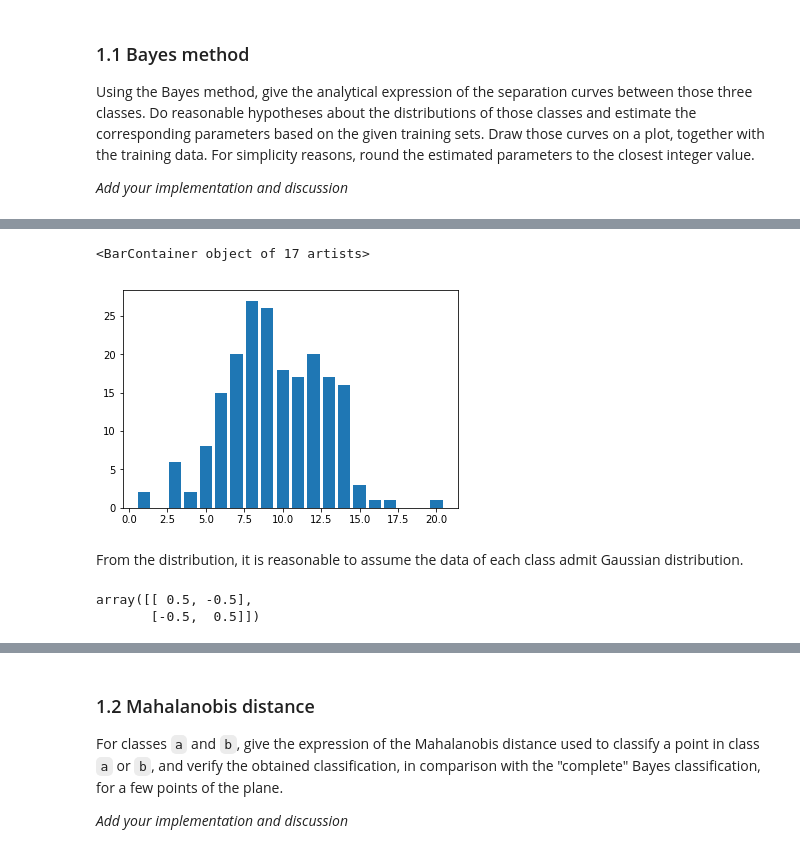
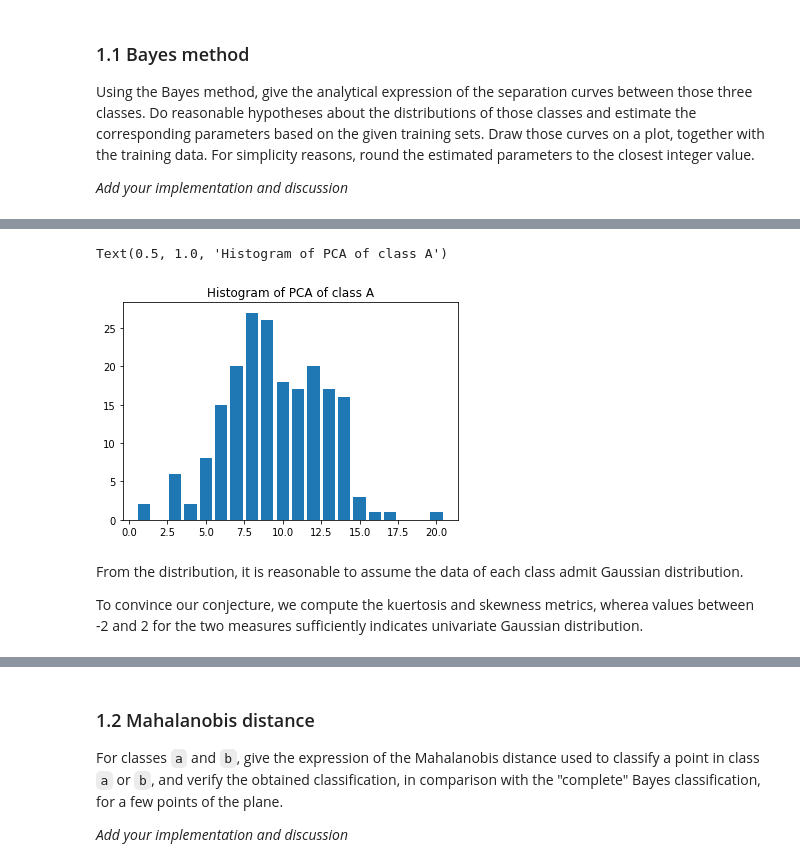
Before and after one commit to lchenbb/Image-Analysis-and-Pattern-Recognition, a Jupyter notebook: labs/lab_03_classification.ipynb, the cells around one changed output, grey strips where cells are left out. Cells and saved outputs as stored; diff of their text form; code cells hidden in the pictures.

```diff
--- a/labs/lab_03_classification.ipynb
+++ b/labs/lab_03_classification.ipynb
@@ -79,12 +90,11 @@ indices, count = np.unique(inds, return_counts = True)
-# %%
-plt.bar(indices, count)
-# %% [output]
-<BarContainer object of 17 artists>
-[figure, removed]
+# %%
+# Visualize the distribution of
+plt.bar(indices, count)
+plt.title('Histogram of PCA of class A')
+# %% [output]
+Text(0.5, 1.0, 'Histogram of PCA of class A')
+[figure, added]
 # %% [markdown]
 From the distribution, it is reasonable to assume the data of each class admit Gaussian distribution.
+
+To convince our conjecture, we compute the kuertosis and skewness metrics, wherea values between -2 and 2 for the two measures sufficiently indicates univariate Gaussian distribution.
-# %%
-np.cov([[1, 0], [0, 1]])
-# %% [output]
-array([[ 0.5, -0.5],
-       [-0.5,  0.5]])
```
Also changed, not shown: parts of 34 cells of this notebook.
